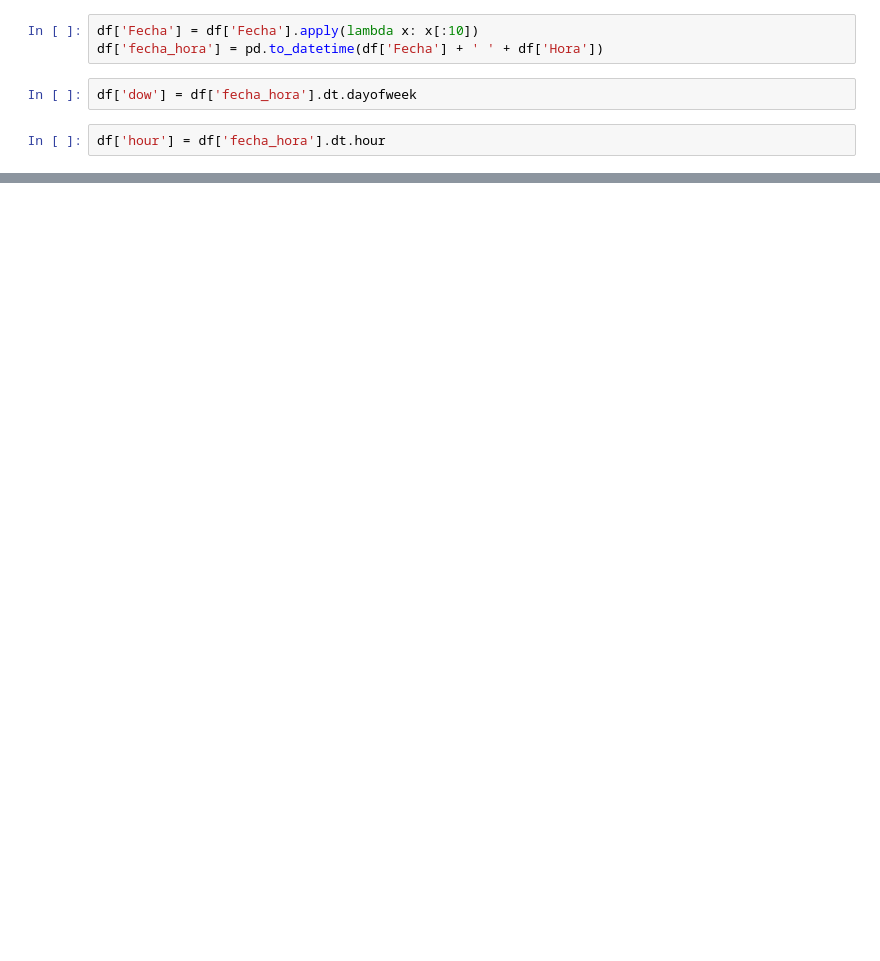
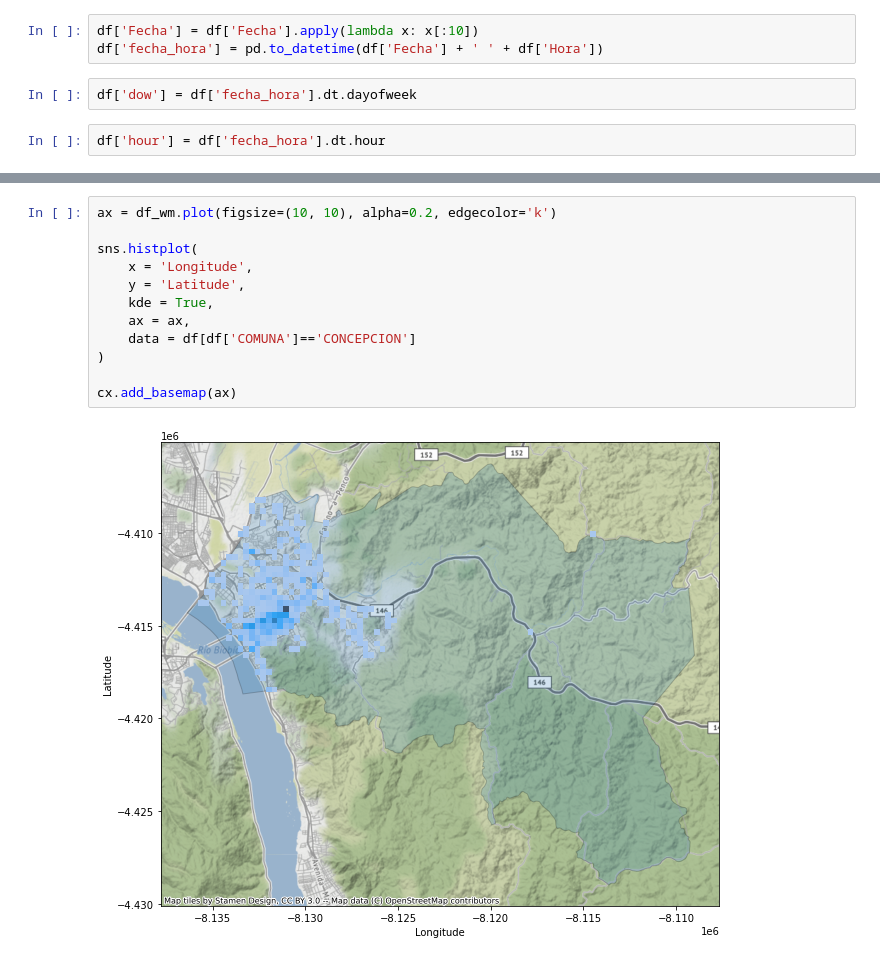
Before and after one commit to matiasfbr/CL_Seguridad_Vial, a Jupyter notebook: Seguridad Vial.ipynb, the cells around one changed output, grey strips where cells are left out. Drawn from its saved outputs; the diff is of its cells as text; blank space fills up the shorter version.

```diff
--- a/Seguridad Vial.ipynb
+++ b/Seguridad Vial.ipynb
@@ -52,0 +122,14 @@ s.set_title('Accidentes por día y hora durante 2020 en la Región de Bio Bio\n'
+# %%
+ax = df_wm.plot(figsize=(10, 10), alpha=0.2, edgecolor='k')
+
+sns.histplot(
+    x = 'Longitude',
+    y = 'Latitude',
+    kde = True,
+    ax = ax,
+    data = df[df['COMUNA']=='CONCEPCION']
+)
+
+cx.add_basemap(ax)
+# %% [output]
+[figure, added]
```
Also changed, not shown: parts of 27 cells of this notebook, 8 other files.
